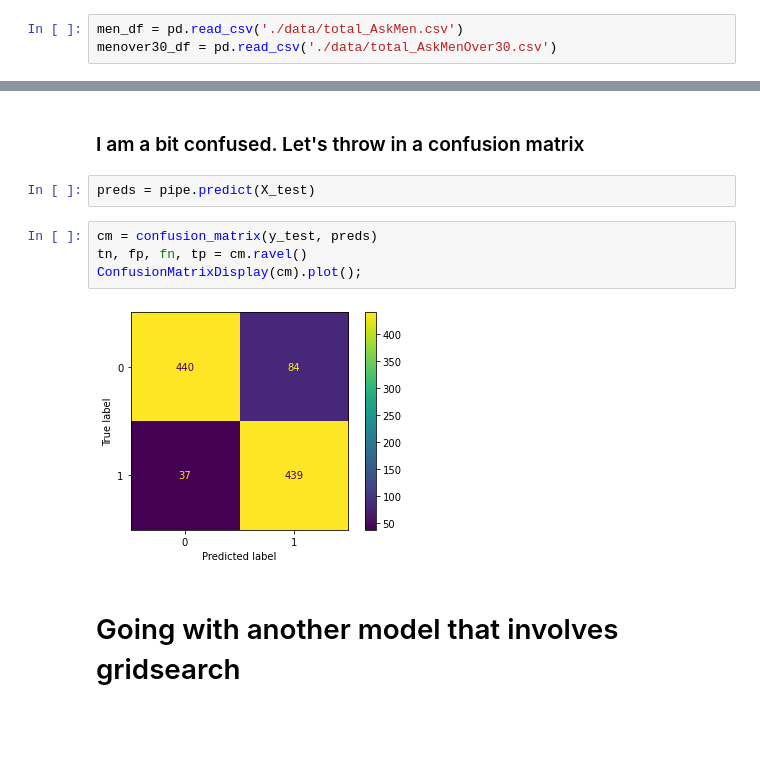
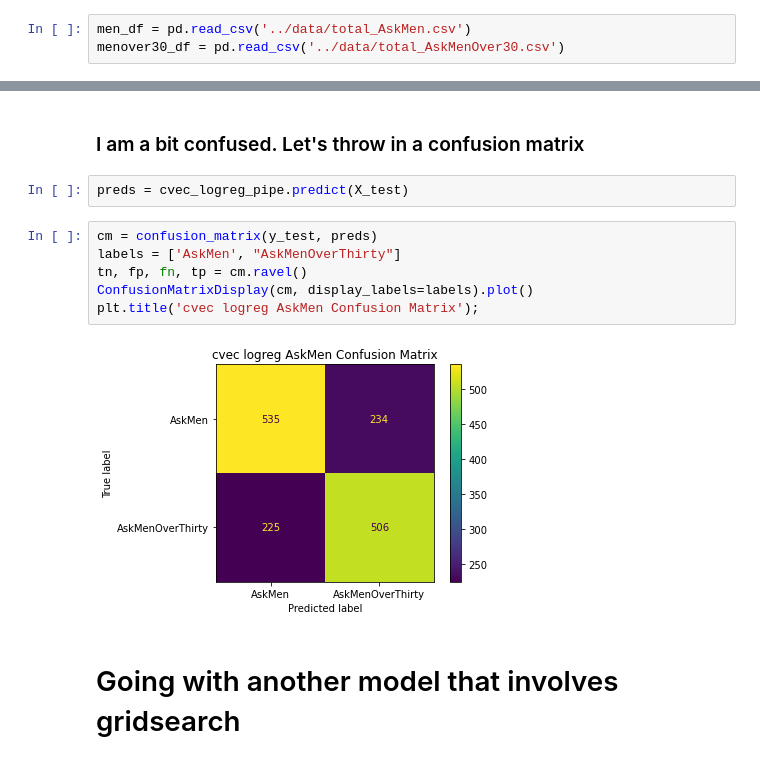
Before and after one commit to Umairican/NLP-Binary-Classification-reddit-Project, a Jupyter notebook: code/02_modeling_men.ipynb, the cells around one changed output, grey strips where cells are left out. Drawn from its saved outputs; the diff is of its cells as text; blank space fills up the shorter version.

```diff
--- a/code/02_modeling_men.ipynb
+++ b/code/02_modeling_men.ipynb
@@ -21,8 +22,8 @@ import time #because we never have enough
 # %% [markdown]
 #### Importing my pulled data
 # %%
-men_df = pd.read_csv('./data/total_AskMen.csv')
-menover30_df = pd.read_csv('./data/total_AskMenOver30.csv')
+men_df = pd.read_csv('../data/total_AskMen.csv')
+menover30_df = pd.read_csv('../data/total_AskMenOver30.csv')
 # %% [markdown]
 ### Column Choices
 
@@ -89,13 +90,15 @@ cvec_logreg_pipe.score(X_test, y_test)
 # %% [markdown]
 ### I am a bit confused. Let's throw in a confusion matrix
 # %%
-preds = pipe.predict(X_test)
+preds = cvec_logreg_pipe.predict(X_test)
 # %%
 cm = confusion_matrix(y_test, preds)
+labels = ['AskMen', "AskMenOverThirty"]
 tn, fp, fn, tp = cm.ravel()
-ConfusionMatrixDisplay(cm).plot();
+ConfusionMatrixDisplay(cm, display_labels=labels).plot()
+plt.title('cvec logreg AskMen Confusion Matrix');
 # %% [output]
-[figure, old version]
+[figure, new version]
 # %% [markdown]
 # Going with another model that involves gridsearch
 # %%
```
Also changed, not shown: parts of 5 cells of this notebook, 1 other file.
